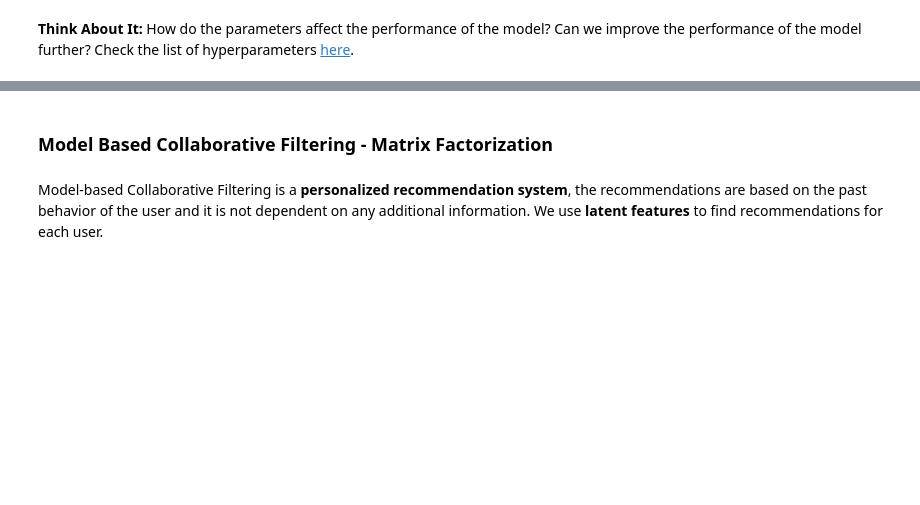
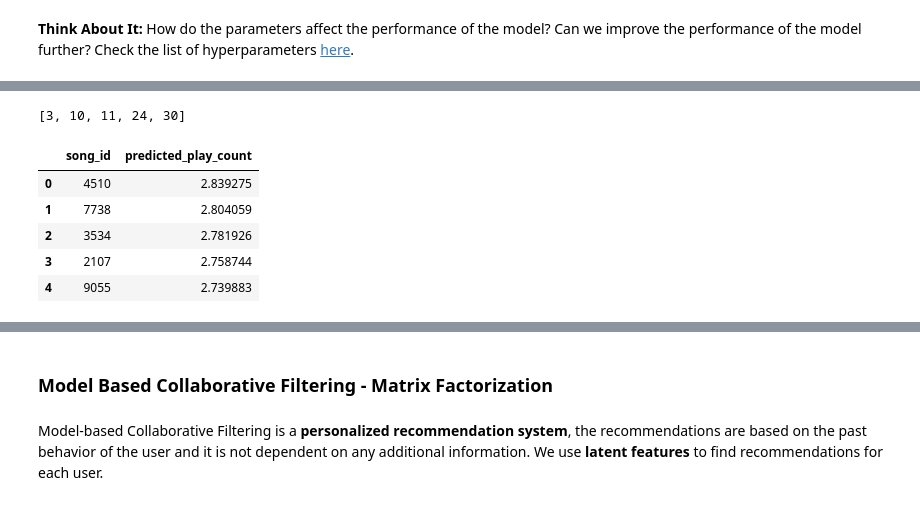
Before and after one commit to eyvonec/MIT_Professional_Education_Project, a Jupyter notebook: New_Music_Recommendation_System_Full_Code.ipynb, the cells around one changed output, grey strips where cells are left out. Cells and saved outputs as stored; diff of their text form; code cells hidden in the pictures; blank space fills up the shorter version.

```diff
--- a/New_Music_Recommendation_System_Full_Code.ipynb
+++ b/New_Music_Recommendation_System_Full_Code.ipynb
@@ -1599,4 +1696,7 @@ for Song 1671
 # %%
 # Find five most similar items to the item with inner id 0
+sim_item_item_model_opt1.get_neighbors(0, k = 5)
+# %% [output]
+[3, 10, 11, 24, 30]
 # %%
 # Making top 5 recommendations for any user_id  with item_item_similarity-based recommendation engine
@@ -1603,4 +1704,12 @@ for Song 1671
 # %%
 # Building the dataframe for above recommendations with columns "song_id" and "predicted_play_count"
+pd.DataFrame(recommendations_item_item, columns=['song_id', 'predicted_play_count'])
+# %% [output]
+|  | song_id | predicted_play_count |
+| 0 | 4510 | 2.839275 |
+| 1 | 7738 | 2.804059 |
+| 2 | 3534 | 2.781926 |
+| 3 | 2107 | 2.758744 |
+| 4 | 9055 | 2.739883 |
 # %%
 # Applying the ranking_songs function
```
Also changed, not shown: parts of 16 cells of this notebook.
